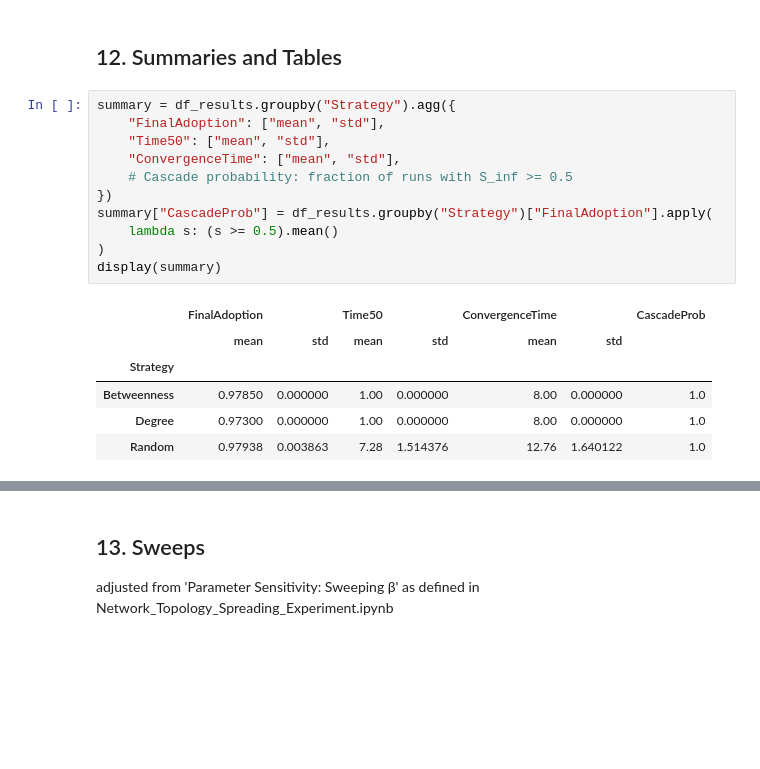
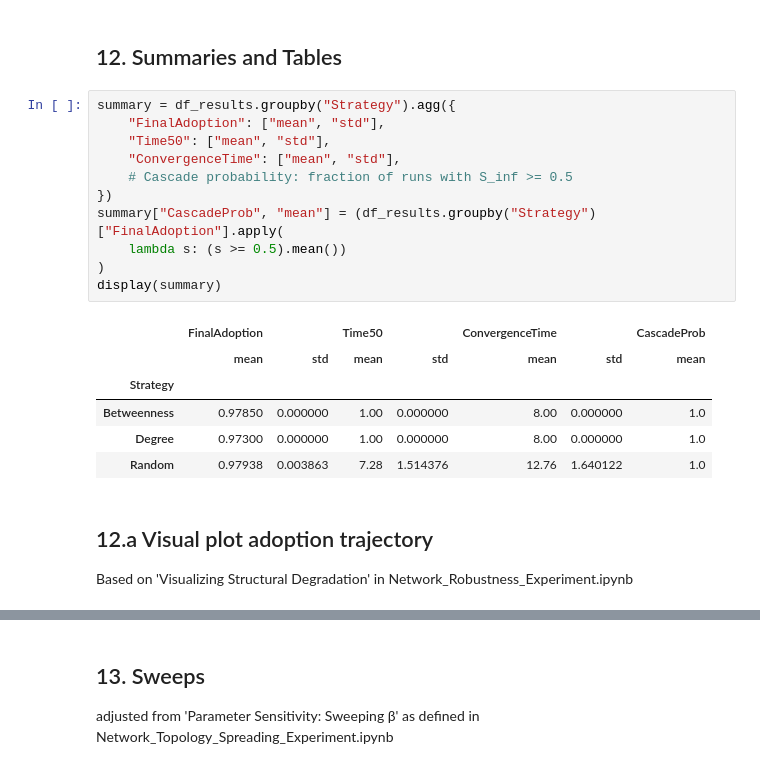
Before and after one commit to betsplie/mbdm, a Jupyter notebook: Assignment 2/Granovetter_Threshold_Experiments_v2_Hamsterster.ipynb, the cells around one changed output, grey strips where cells are left out. Cells and saved outputs as stored; diff of their text form; blank space fills up the shorter version.

```diff
--- a/Assignment 2/Granovetter_Threshold_Experiments_v2_Hamsterster.ipynb
+++ b/Assignment 2/Granovetter_Threshold_Experiments_v2_Hamsterster.ipynb
@@ -270,18 +270,22 @@ Saved: granovetter_experiment_results.csv
 # %%
 summary = df_results.groupby("Strategy").agg({
     "FinalAdoption": ["mean", "std"],
     "Time50": ["mean", "std"],
     "ConvergenceTime": ["mean", "std"],
     # Cascade probability: fraction of runs with S_inf >= 0.5
 })
-summary["CascadeProb"] = df_results.groupby("Strategy")["FinalAdoption"].apply(
-    lambda s: (s >= 0.5).mean()
+summary["CascadeProb", "mean"] = (df_results.groupby("Strategy")["FinalAdoption"].apply(
+    lambda s: (s >= 0.5).mean())
 )
 display(summary)
 # %% [output]
 |  | FinalAdoption |  | Time50 |  | ConvergenceTime |  | CascadeProb |
-|  | mean | std | mean | std | mean | std |  |
+|  | mean | std | mean | std | mean | std | mean |
 | Strategy |  |  |  |  |  |  |  |
 | Betweenness | 0.97850 | 0.000000 | 1.00 | 0.000000 | 8.00 | 0.000000 | 1.0 |
 | Degree | 0.97300 | 0.000000 | 1.00 | 0.000000 | 8.00 | 0.000000 | 1.0 |
 | Random | 0.97938 | 0.003863 | 7.28 | 1.514376 | 12.76 | 1.640122 | 1.0 |
+# %% [markdown]
+## 12.a Visual plot adoption trajectory
+
+Based on 'Visualizing Structural Degradation' in Network_Robustness_Experiment.ipynb
```
Also changed, not shown: parts of 14 cells of this notebook, 4 other files.
